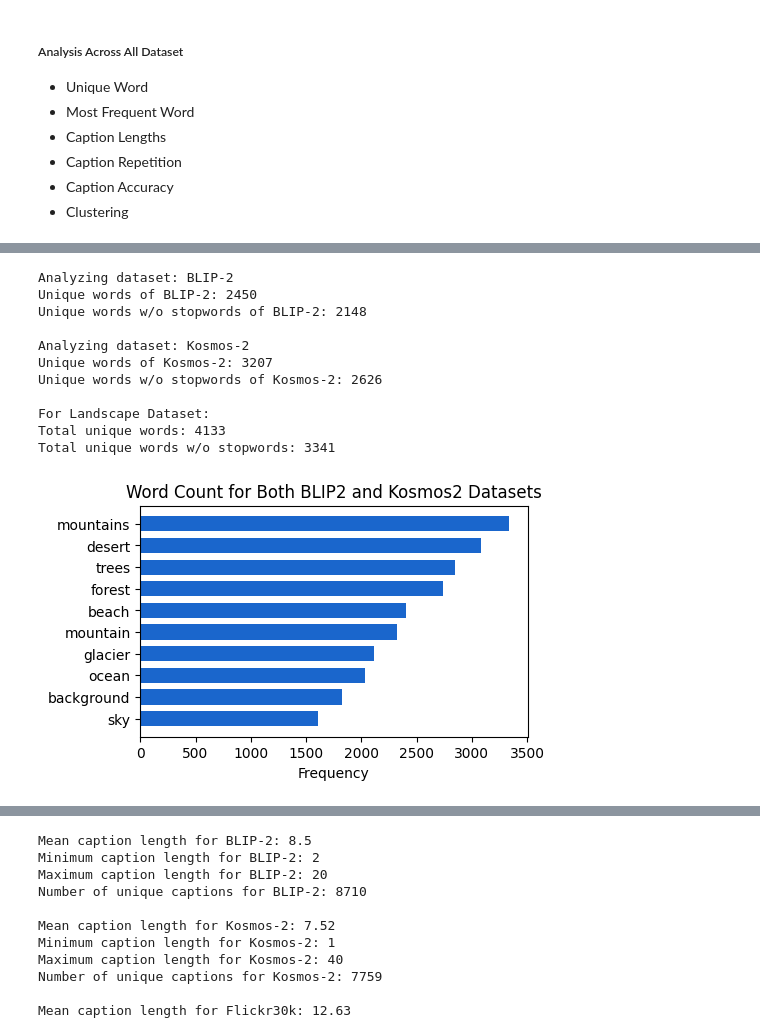
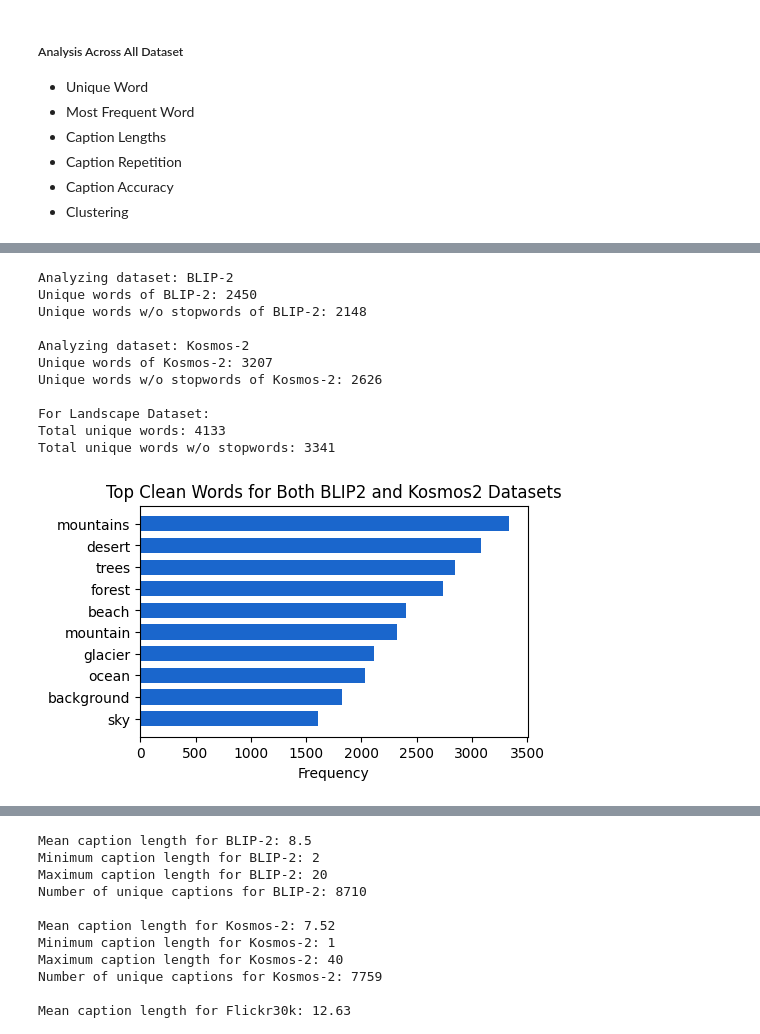
Before and after one commit to Jaywhisker/PlayWrite, a Jupyter notebook: notebooks/data_visualisation/dataset_visualisation.ipynb, the cells around one changed output, grey strips where cells are left out. Cells and saved outputs as stored; diff of their text form; code cells hidden in the pictures.

Commit message:
edit code for unique_word analysis

```diff
--- a/notebooks/data_visualisation/dataset_visualisation.ipynb
+++ b/notebooks/data_visualisation/dataset_visualisation.ipynb
@@ -282,19 +316,17 @@ def plot_top_words(counter, title):
 # %%
-landscape_path = dict(list(file_path.items())[:2])
-all_counter_first_two, clean_counter_first_two = analyze_all_datasets(landscape_path, "For Landscape Dataset")
-
-plot_top_words(clean_counter_first_two, "Word Count for Both BLIP2 and Kosmos2 Datasets")
+all_counter_first_two, clean_counter_first_two = analyze_selected_datasets(file_path, "For Landscape Dataset", num_datasets=2)
+plot_top_words(clean_counter_first_two, "Top Clean Words for Both BLIP2 and Kosmos2 Datasets")
 # %% [output]
 Analyzing dataset: BLIP-2
 Unique words of BLIP-2: 2450
 Unique words w/o stopwords of BLIP-2: 2148
 
 Analyzing dataset: Kosmos-2
 Unique words of Kosmos-2: 3207
 Unique words w/o stopwords of Kosmos-2: 2626
 
 For Landscape Dataset:
 Total unique words: 4133
 Total unique words w/o stopwords: 3341
-[figure, old version]
+[figure, new version]
 # %%
```
Also changed, not shown: parts of 6 cells of this notebook, 1 other file.
